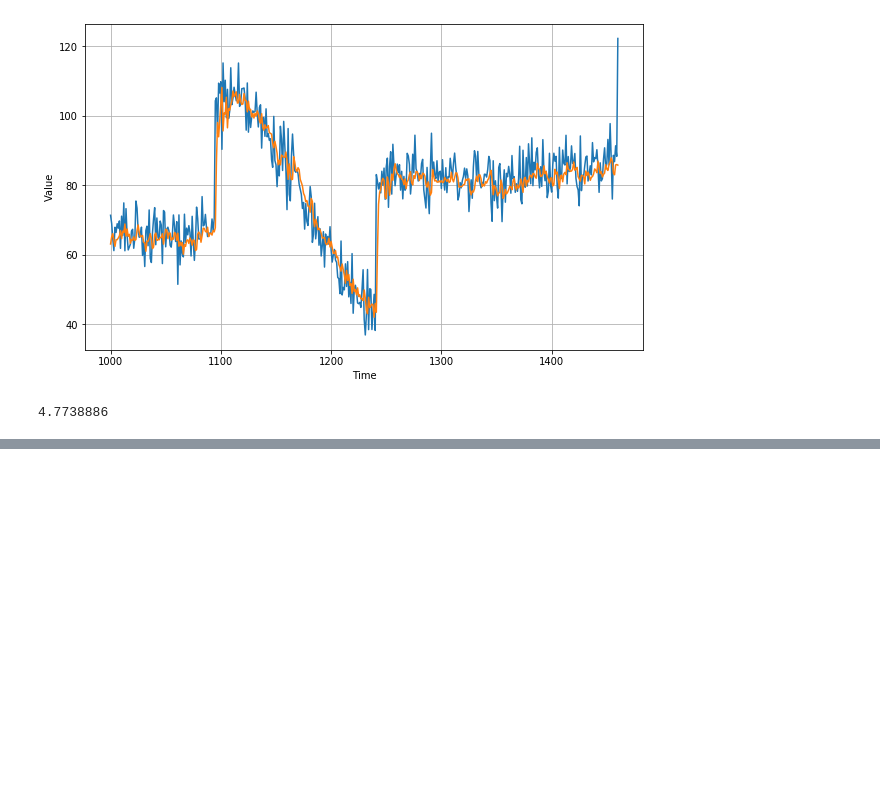
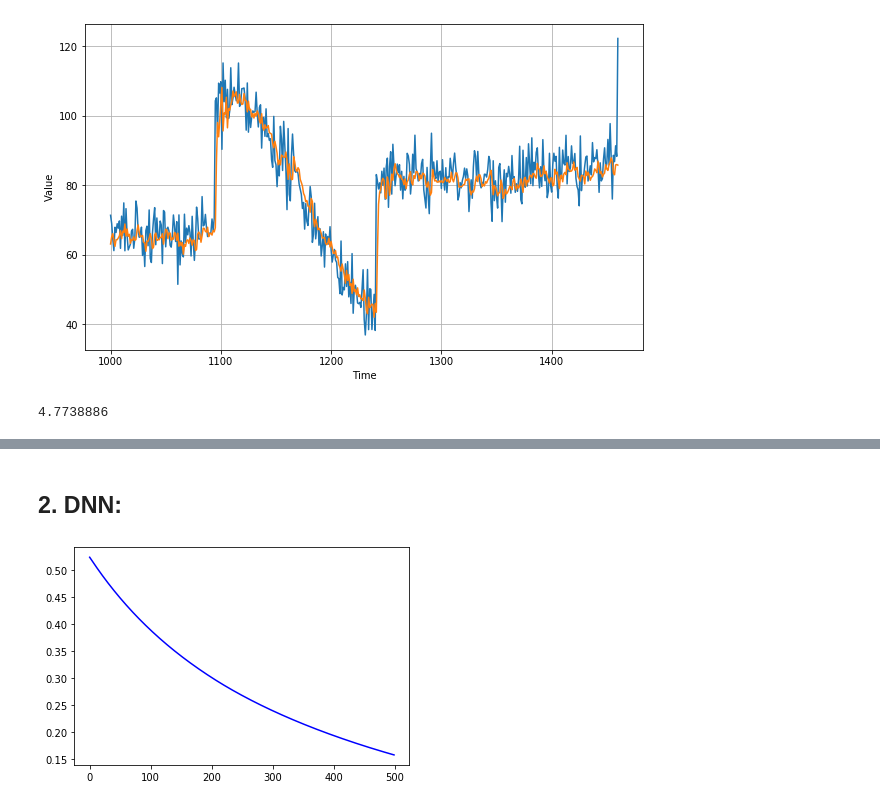
Before and after one commit to yacinebouaouni/Tensorflow-Certification, a Jupyter notebook: Timeseries/DNN.ipynb, the cells around one changed output, grey strips where cells are left out. Drawn from its saved outputs; the diff is of its cells as text; code cells hidden in the pictures; blank space fills up the shorter version.

Commit message:
Time series forecast with DNN

```diff
--- a/Timeseries/DNN.ipynb
+++ b/Timeseries/DNN.ipynb
@@ -390,0 +384,34 @@ plot_series(time_valid, results)
+# %% [markdown]
+## 2. DNN:
+# %%
+split_time = 1000
+
+# Get x values of the sine wave
+time        = np.arange(0, 110, 0.1);
+# Amplitude of the sine wave is sine of a variable like time
+series   = np.sin(time)
+
+time_train = time[:split_time]
+x_train = series[:split_time]
+time_valid = time[split_time:]
+x_valid = series[split_time:]
+
+window_size = 20
+batch_size = 32
+shuffle_buffer_size = 1000
+# %%
+dataset = windowed_dataset(x_train, window_size, batch_size, shuffle_buffer_size)
+model = tf.keras.models.Sequential([tf.keras.layers.Dense(40,input_shape=[window_size],activation='relu'),
+                                    tf.keras.layers.Dense(40,activation='relu'),
+                                    tf.keras.layers.Dense(1)
+                                    ])
+
+model.compile(loss="mse",optimizer=tf.keras.optimizers.SGD(lr=1e-6,momentum=0.9))
+history = model.fit(dataset,epochs=500,verbose=0)
+# %%
+loss = history.history['loss']
+epochs = range(len(loss))
+plt.plot(epochs, loss, 'b', label='Training Loss')
+plt.show()
+# %% [output]
+[figure, added]
```
Also changed, not shown: parts of 9 cells of this notebook.
